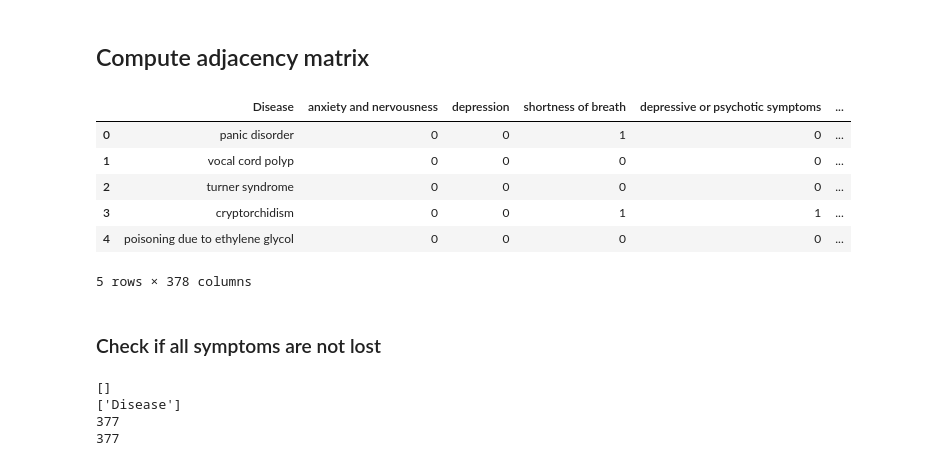
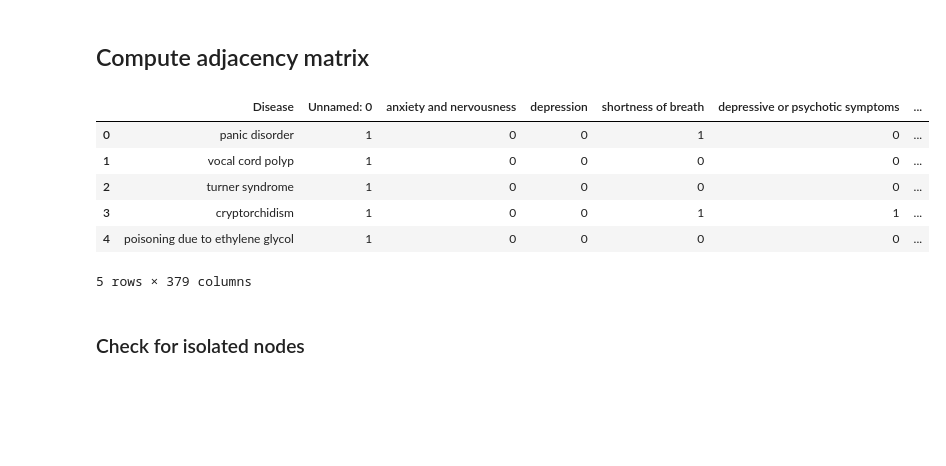
Before and after one commit to DavideLigari/disease-prediction, a Jupyter notebook: code/dataset_cleaning.ipynb, the cells around one changed output. Cells and saved outputs as stored; diff of their text form; code cells hidden in the pictures; blank space fills up the shorter version.

```diff
--- a/code/dataset_cleaning.ipynb
+++ b/code/dataset_cleaning.ipynb
@@ -8,14 +8,9 @@ Before creating the network, we need to explore the data to understand the struc
 import pandas as pd
 import numpy as np
 
-patients = pd.read_csv("../dataset/large_dataset.csv")
+patients = pd.read_csv("../dataset/large_dataset.csv",compression='gzip')
 patients.rename(columns={"diseases": "Disease"}, inplace=True)
 patients.info()
-
-symptoms = patients.columns
-symptoms = symptoms[1:]
-symptoms_list = symptoms.unique()
-pd.DataFrame(symptoms_list, columns=["symptom"]).to_csv("../dataset/symptoms.csv",index=False)
 # %% [output]
 <class 'pandas.core.frame.DataFrame'>
 RangeIndex: 246945 entries, 0 to 246944
@@ -88,39 +78,21 @@ np.savez_compressed("../code/prediction_model/features/symptoms.npz", X = tmp[:,
 # %%
 adjacency_matrix = patients.groupby("Disease").sum()
 
 adjacency_matrix = adjacency_matrix.reset_index()
 adjacency_matrix = adjacency_matrix.drop(["Disease"], axis=1)
 
 adjacency_matrix = adjacency_matrix.apply(
     lambda x: x.map(lambda val: 1 if val != 0 else 0)
 )
 adjacency_matrix.insert(0, "Disease", patients["Disease"].unique())
-
-adjacency_matrix.to_csv("../dataset/large_adjacency_matrix.csv", index=False)
 adjacency_matrix.head()
 # %% [output]
-|  | Disease | anxiety and nervousness | depression | shortness of breath | depressive or psychotic symptoms | ... |
-| 0 | panic disorder | 0 | 0 | 1 | 0 | ... |
-| 1 | vocal cord polyp | 0 | 0 | 0 | 0 | ... |
-| 2 | turner syndrome | 0 | 0 | 0 | 0 | ... |
-| 3 | cryptorchidism | 0 | 0 | 1 | 1 | ... |
-| 4 | poisoning due to ethylene glycol | 0 | 0 | 0 | 0 | ... |
+|  | Disease | Unnamed: 0 | anxiety and nervousness | depression | shortness of breath | depressive or psychotic symptoms | ... |
+| 0 | panic disorder | 1 | 0 | 0 | 1 | 0 | ... |
+| 1 | vocal cord polyp | 1 | 0 | 0 | 0 | 0 | ... |
+| 2 | turner syndrome | 1 | 0 | 0 | 0 | 0 | ... |
+| 3 | cryptorchidism | 1 | 0 | 0 | 1 | 1 | ... |
+| 4 | poisoning due to ethylene glycol | 1 | 0 | 0 | 0 | 0 | ... |
-5 rows × 378 columns
+5 rows × 379 columns
-# %% [markdown]
-### Check if all symptoms are not lost
-# %%
-columns = patients.columns[:-1].tolist()
-
-difference = [item for item in symptoms if item not in patients.columns]
-difference2 = [item for item in columns if item not in symptoms]
-
-print(difference)
-print(difference2)
-
-print(len(columns))
-print(len(symptoms))
-# %% [output]
-[]
-['Disease']
-377
-377
+# %% [markdown]
+### Check for isolated nodes
```
Also changed, not shown: parts of 14 cells of this notebook, 8 other files.
